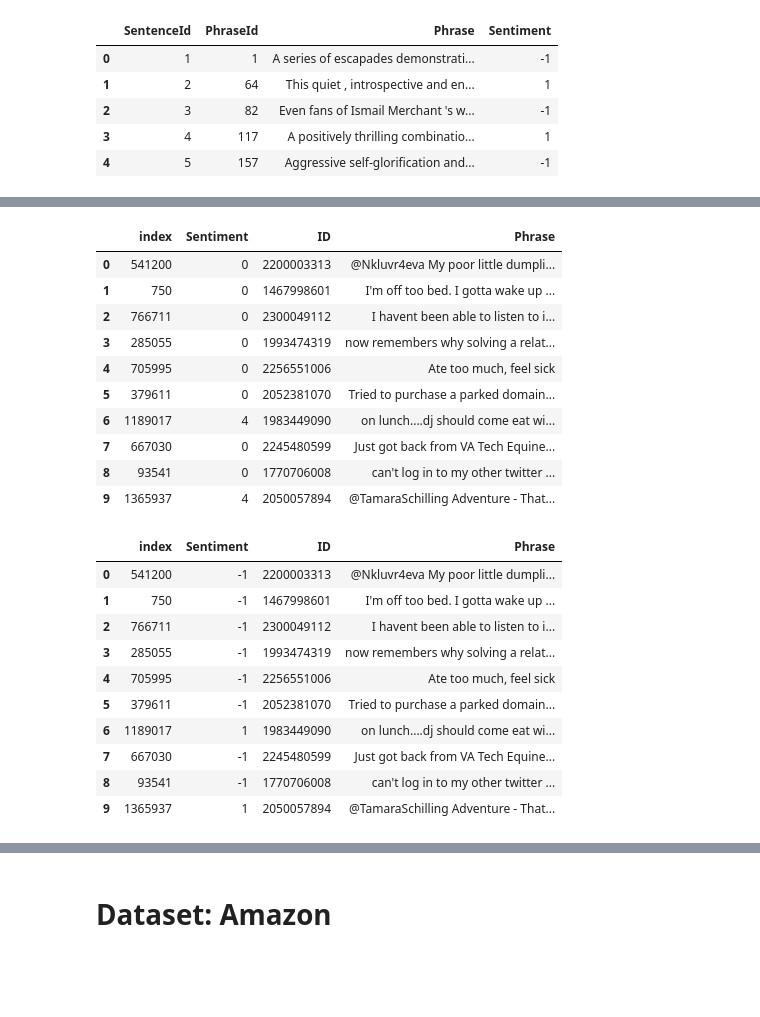
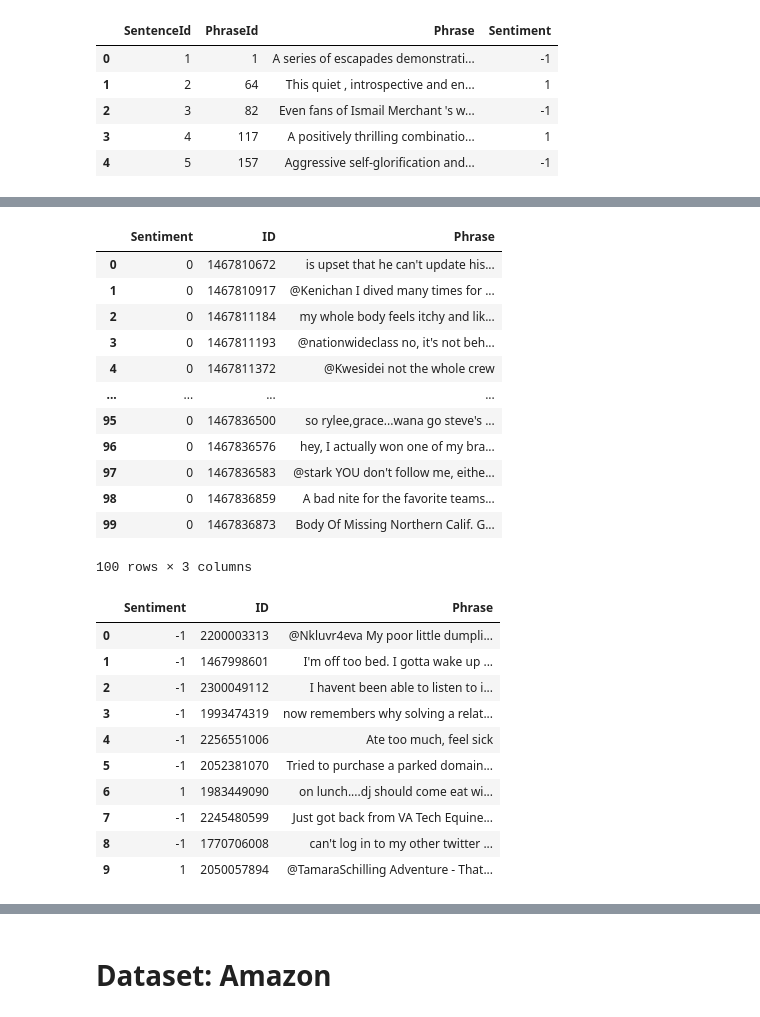
Before and after one commit to nklsKrmnn/LSC_Sentiment_Analysis, a Jupyter notebook: notebooks/ExploratoryDataAnalysis.ipynb, the cells around one changed output, grey strips where cells are left out. Cells and saved outputs as stored; diff of their text form; code cells hidden in the pictures; blank space fills up the shorter version.

```diff
--- a/notebooks/ExploratoryDataAnalysis.ipynb
+++ b/notebooks/ExploratoryDataAnalysis.ipynb
@@ -253,6 +247,3 @@ dataset_tw.describe()
 | 50% | 4.000000e+00 | 2.002102e+09 |
 | 75% | 4.000000e+00 | 2.177059e+09 |
 | max | 4.000000e+00 | 2.329206e+09 |
-# %%
-pd.set_option('display.max_colwidth', None)
-dataset_tw.head(10)
@@ -271,37 +254,36 @@ dataset_tw.head(10)
 # %%
 # Cleaning: nicht benötigte Spalten löschen, Spalten umbenennen
-
-dataset_tw.columns = ['Sentiment','ID','date','flag','user','Phrase']
 dataset_tw.drop(['date','flag','user'], axis=1, inplace=True)
-dataset_tw = sklearn.utils.shuffle(dataset_tw, random_state=42).reset_index()
-
 dataset_tw.head(10)
 # %% [output]
-|  | index | Sentiment | ID | Phrase |
-| 0 | 541200 | 0 | 2200003313 | @Nkluvr4eva My poor little dumpli... |
-| 1 | 750 | 0 | 1467998601 | I'm off too bed. I gotta wake up ... |
-| 2 | 766711 | 0 | 2300049112 | I havent been able to listen to i... |
-| 3 | 285055 | 0 | 1993474319 | now remembers why solving a relat... |
-| 4 | 705995 | 0 | 2256551006 | Ate too much, feel sick |
-| 5 | 379611 | 0 | 2052381070 | Tried to purchase a parked domain... |
-| 6 | 1189017 | 4 | 1983449090 | on lunch....dj should come eat wi... |
-| 7 | 667030 | 0 | 2245480599 | Just got back from VA Tech Equine... |
-| 8 | 93541 | 0 | 1770706008 | can't log in to my other twitter ... |
-| 9 | 1365937 | 4 | 2050057894 | @TamaraSchilling Adventure - That... |
+|  | Sentiment | ID | Phrase |
+| 0 | 0 | 1467810672 | is upset that he can't update his... |
+| 1 | 0 | 1467810917 | @Kenichan I dived many times for ... |
+| 2 | 0 | 1467811184 | my whole body feels itchy and lik... |
+| 3 | 0 | 1467811193 | @nationwideclass no, it's not beh... |
+| 4 | 0 | 1467811372 | @Kwesidei not the whole crew |
+| ... | ... | ... | ... |
+| 95 | 0 | 1467836500 | so rylee,grace...wana go steve's ... |
+| 96 | 0 | 1467836576 | hey, I actually won one of my bra... |
+| 97 | 0 | 1467836583 | @stark YOU don't follow me, eithe... |
+| 98 | 0 | 1467836859 | A bad nite for the favorite teams... |
+| 99 | 0 | 1467836873 | Body Of Missing Northern Calif. G... |
+100 rows × 3 columns
 # %%
+dataset_tw = sklearn.utils.shuffle(dataset_tw, random_state=42).reset_index(drop=True)
 value_mapping = {0: -1, 1: -1, 2: 0, 3: 1, 4: 1}
 dataset_tw_relabled = dataset_tw
 dataset_tw_relabled['Sentiment'] = dataset_tw_relabled['Sentiment'].map(value_mapping)
 dataset_tw_relabled.head(10)
 # %% [output]
-|  | index | Sentiment | ID | Phrase |
-| 0 | 541200 | -1 | 2200003313 | @Nkluvr4eva My poor little dumpli... |
-| 1 | 750 | -1 | 1467998601 | I'm off too bed. I gotta wake up ... |
-| 2 | 766711 | -1 | 2300049112 | I havent been able to listen to i... |
-| 3 | 285055 | -1 | 1993474319 | now remembers why solving a relat... |
-| 4 | 705995 | -1 | 2256551006 | Ate too much, feel sick |
-| 5 | 379611 | -1 | 2052381070 | Tried to purchase a parked domain... |
-| 6 | 1189017 | 1 | 1983449090 | on lunch....dj should come eat wi... |
-| 7 | 667030 | -1 | 2245480599 | Just got back from VA Tech Equine... |
-| 8 | 93541 | -1 | 1770706008 | can't log in to my other twitter ... |
-| 9 | 1365937 | 1 | 2050057894 | @TamaraSchilling Adventure - That... |
+|  | Sentiment | ID | Phrase |
+| 0 | -1 | 2200003313 | @Nkluvr4eva My poor little dumpli... |
+| 1 | -1 | 1467998601 | I'm off too bed. I gotta wake up ... |
+| 2 | -1 | 2300049112 | I havent been able to listen to i... |
+| 3 | -1 | 1993474319 | now remembers why solving a relat... |
+| 4 | -1 | 2256551006 | Ate too much, feel sick |
+| 5 | -1 | 2052381070 | Tried to purchase a parked domain... |
+| 6 | 1 | 1983449090 | on lunch....dj should come eat wi... |
+| 7 | -1 | 2245480599 | Just got back from VA Tech Equine... |
+| 8 | -1 | 1770706008 | can't log in to my other twitter ... |
+| 9 | 1 | 2050057894 | @TamaraSchilling Adventure - That... |
```
Also changed, not shown: parts of 44 cells of this notebook.
